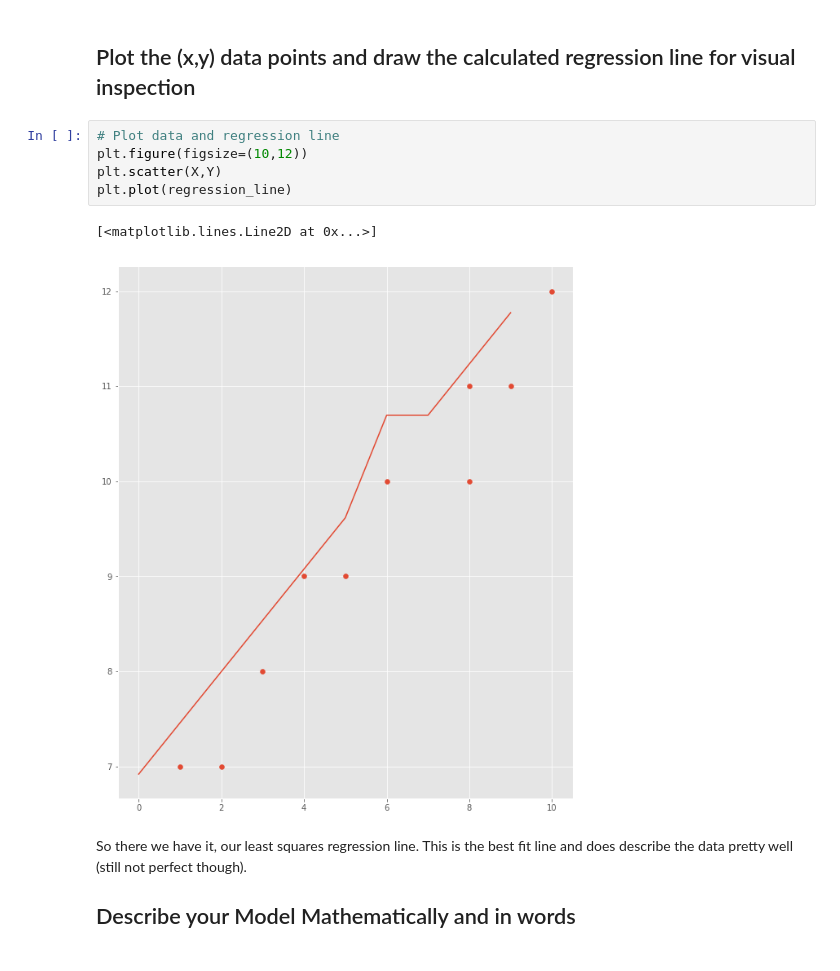
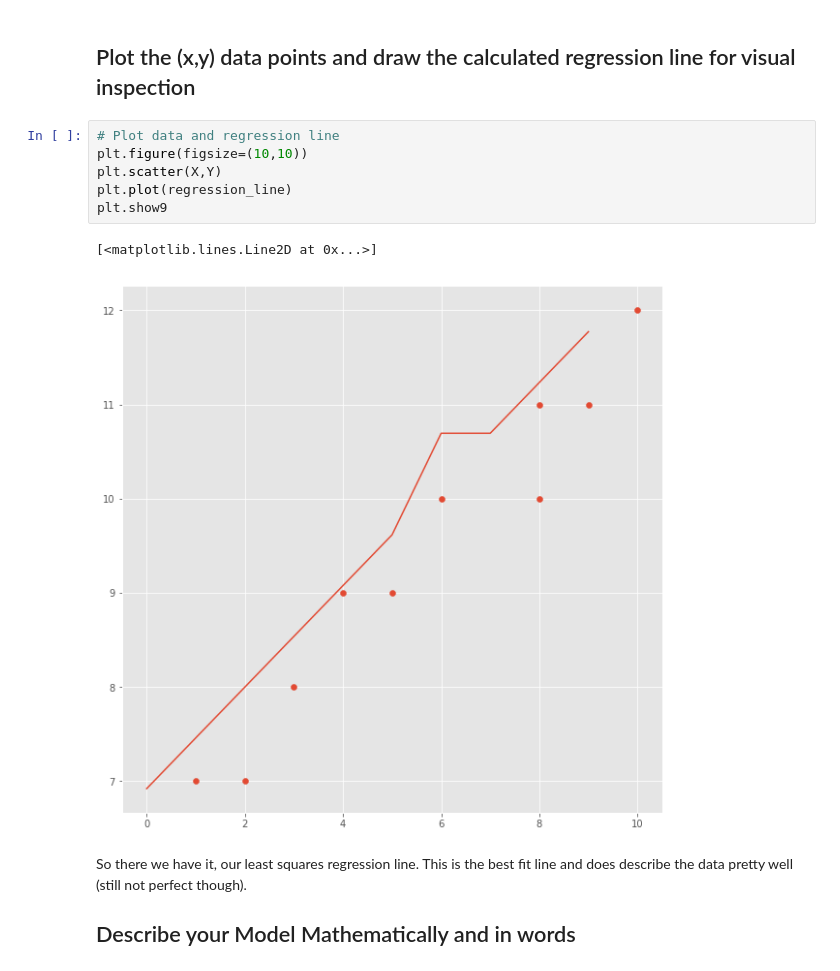
Before and after one commit to j-asonwang/dsc-0-10-07-simple-linear-regression-lab-nyc-ds-career-012819, a Jupyter notebook: index.ipynb, the cells around one changed output. Saved outputs shown, nothing was run; the diff lists cells and outputs as text.

```diff
--- a/index.ipynb
+++ b/index.ipynb
@@ -120,12 +120,13 @@ regression_line = reg_line(m,b,X)
 ## Plot the (x,y) data points and draw the calculated regression line for visual inspection
 # %%
 # Plot data and regression line
-plt.figure(figsize=(10,12))
+plt.figure(figsize=(10,10))
 plt.scatter(X,Y)
 plt.plot(regression_line)
+plt.show9
 # %% [output]
 [<matplotlib.lines.Line2D at 0x...>]
-[figure, old version]
+[figure, new version]
 # %% [markdown]
 So there we have it, our least squares regression line. This is the best fit line and does describe the data pretty well (still not perfect though).
 
```
